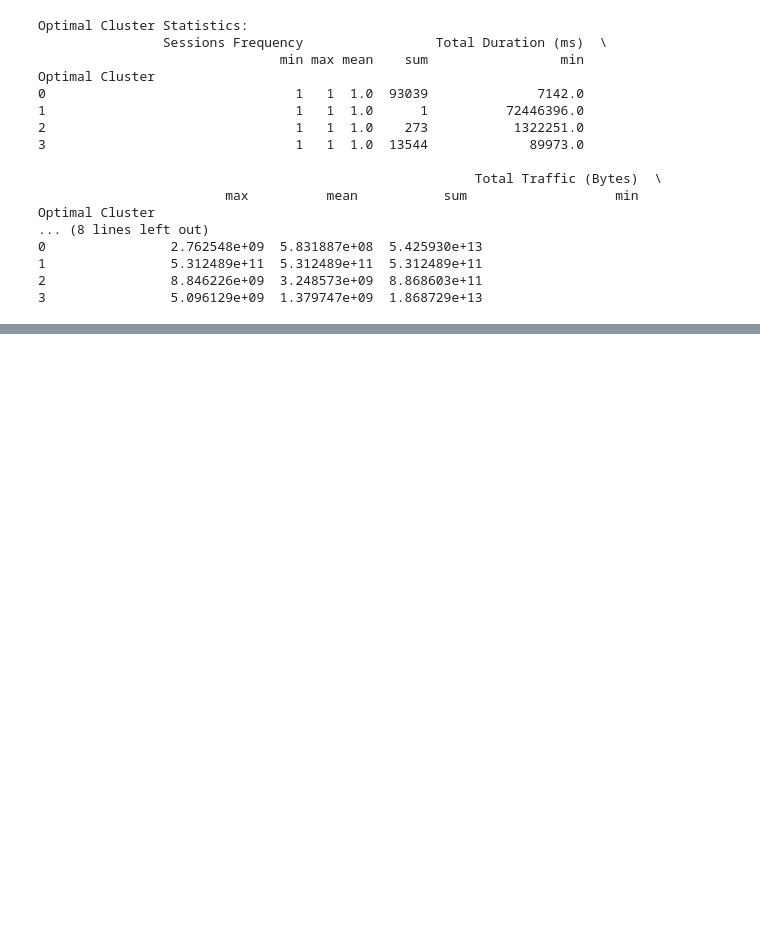
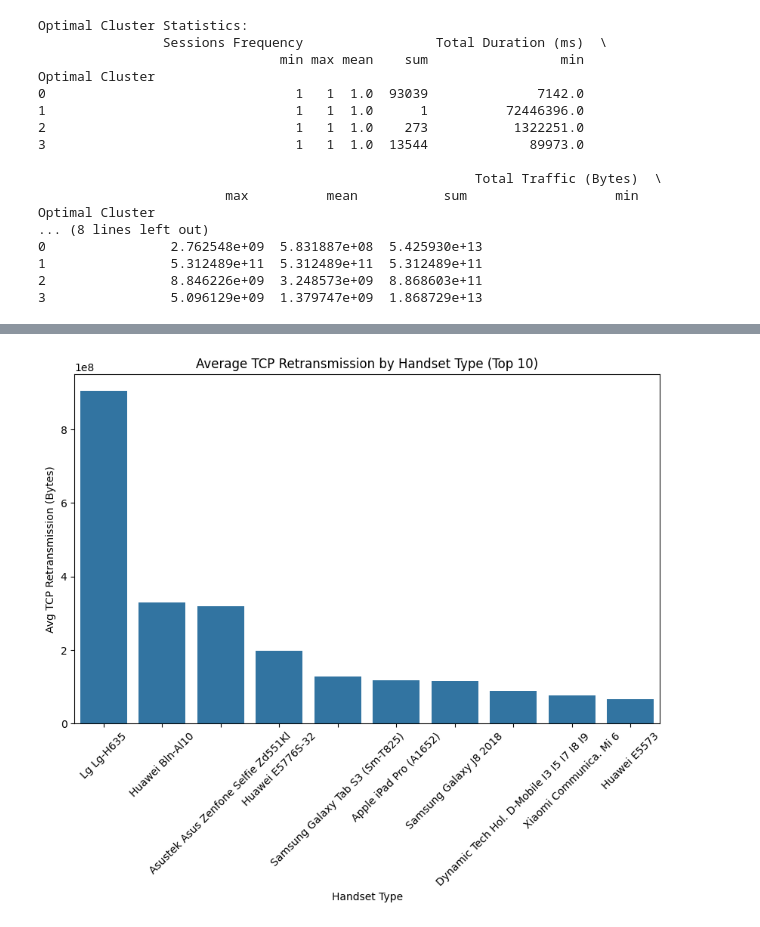
Before and after one commit to SaraFedlu/Telecom_customer_usage_analysis, a Jupyter notebook: notebooks/eda.ipynb, the cells around one changed output, grey strips where cells are left out. Cells and saved outputs as stored; diff of their text form; code cells hidden in the pictures; blank space fills up the shorter version.

```diff
--- a/notebooks/eda.ipynb
+++ b/notebooks/eda.ipynb
@@ -610,0 +749,14 @@ Optimal Cluster
+# %%
+# Average TCP retransmission per handset type
+tcp_by_handset = experience_metrics.groupby('Handset Type')['Avg TCP Retransmission (Bytes)'].mean().sort_values(ascending=False)
+
+# Plot distribution
+plt.figure(figsize=(10, 6))
+sns.barplot(x=tcp_by_handset.head(10).index, y=tcp_by_handset.head(10).values)
+plt.title('Average TCP Retransmission by Handset Type (Top 10)')
+plt.xlabel('Handset Type')
+plt.ylabel('Avg TCP Retransmission (Bytes)')
+plt.xticks(rotation=45)
+plt.show()
+# %% [output]
+[figure, added]
```
Also changed, not shown: parts of 6 cells of this notebook.
